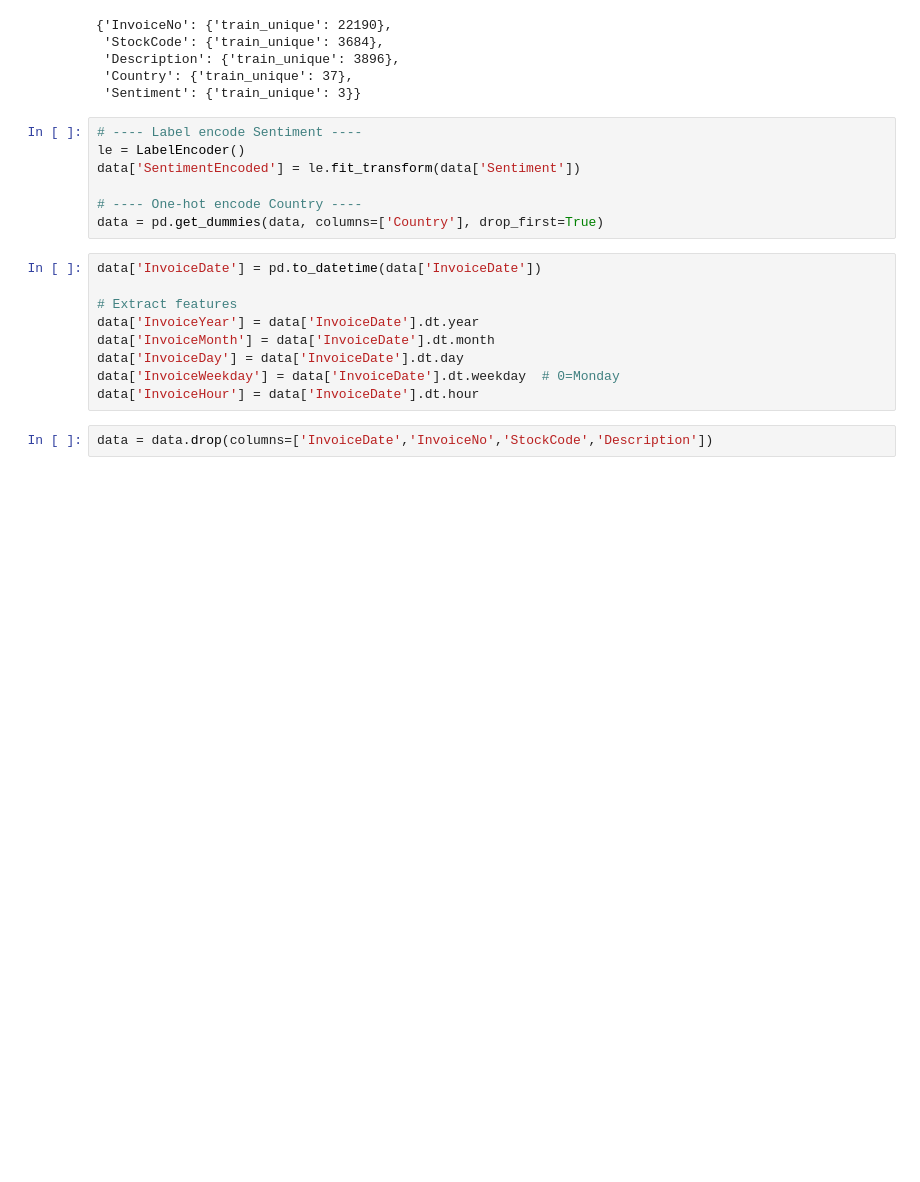
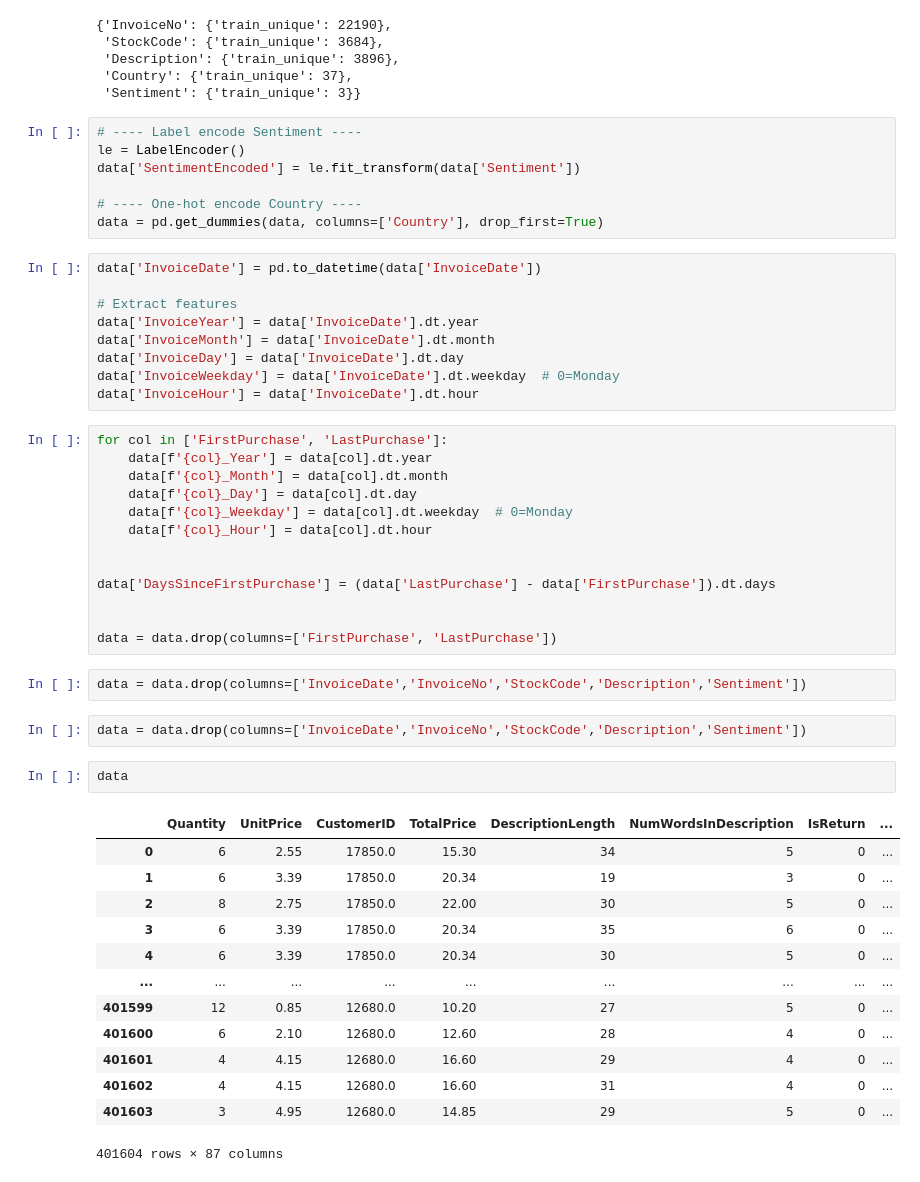
Before and after one commit to NadaManai/Customer-Lifetime-Value-Prediction-Segmentation-for-E-commerce, a Jupyter notebook: Data Preparation.ipynb, the cells around one changed output. Drawn from its saved outputs; the diff is of its cells as text; blank space fills up the shorter version.

```diff
--- a/Data Preparation.ipynb
+++ b/Data Preparation.ipynb
@@ -591,5 +591,36 @@ data['InvoiceMonth'] = data['InvoiceDate'].dt.month
 data['InvoiceDay'] = data['InvoiceDate'].dt.day
 data['InvoiceWeekday'] = data['InvoiceDate'].dt.weekday  # 0=Monday
 data['InvoiceHour'] = data['InvoiceDate'].dt.hour
+# %%
+for col in ['FirstPurchase', 'LastPurchase']:
+    data[f'{col}_Year'] = data[col].dt.year
+    data[f'{col}_Month'] = data[col].dt.month
+    data[f'{col}_Day'] = data[col].dt.day
+    data[f'{col}_Weekday'] = data[col].dt.weekday  # 0=Monday
+    data[f'{col}_Hour'] = data[col].dt.hour
+
+
+data['DaysSinceFirstPurchase'] = (data['LastPurchase'] - data['FirstPurchase']).dt.days
+
+
+data = data.drop(columns=['FirstPurchase', 'LastPurchase'])
 # %%
-data = data.drop(columns=['InvoiceDate','InvoiceNo','StockCode','Description'])
+data = data.drop(columns=['InvoiceDate','InvoiceNo','StockCode','Description','Sentiment'])
+# %%
+data = data.drop(columns=['InvoiceDate','InvoiceNo','StockCode','Description','Sentiment'])
+# %%
+data
+# %% [output]
+|  | Quantity | UnitPrice | CustomerID | TotalPrice | DescriptionLength | NumWordsInDescription | IsReturn | ... |
+| 0 | 6 | 2.55 | 17850.0 | 15.30 | 34 | 5 | 0 | ... |
+| 1 | 6 | 3.39 | 17850.0 | 20.34 | 19 | 3 | 0 | ... |
+| 2 | 8 | 2.75 | 17850.0 | 22.00 | 30 | 5 | 0 | ... |
+| 3 | 6 | 3.39 | 17850.0 | 20.34 | 35 | 6 | 0 | ... |
+| 4 | 6 | 3.39 | 17850.0 | 20.34 | 30 | 5 | 0 | ... |
+| ... | ... | ... | ... | ... | ... | ... | ... | ... |
+| 401599 | 12 | 0.85 | 12680.0 | 10.20 | 27 | 5 | 0 | ... |
+| 401600 | 6 | 2.10 | 12680.0 | 12.60 | 28 | 4 | 0 | ... |
+| 401601 | 4 | 4.15 | 12680.0 | 16.60 | 29 | 4 | 0 | ... |
+| 401602 | 4 | 4.15 | 12680.0 | 16.60 | 31 | 4 | 0 | ... |
+| 401603 | 3 | 4.95 | 12680.0 | 14.85 | 29 | 5 | 0 | ... |
+401604 rows × 87 columns
```
Also changed, not shown: parts of 3 cells of this notebook.
